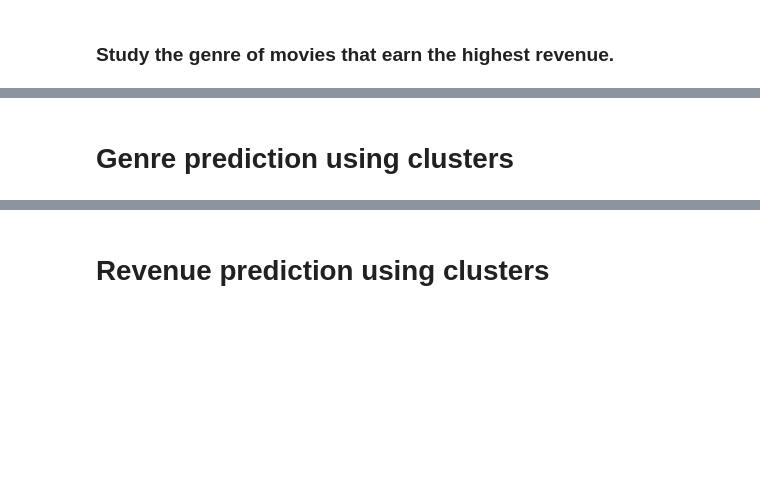
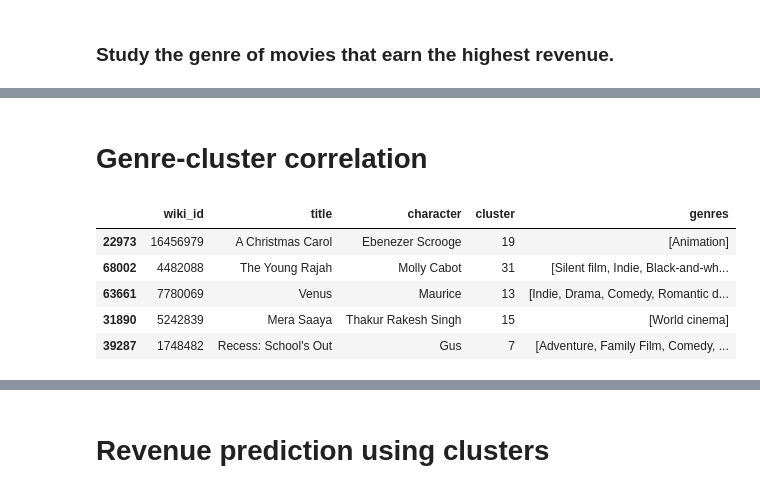
Before and after one commit to epfl-ada/ada-2023-project-perrysplatypuses, a Jupyter notebook: milestone_p2.ipynb, the cells around one changed output, grey strips where cells are left out. Cells and saved outputs as stored; diff of their text form; code cells hidden in the pictures; blank space fills up the shorter version.

```diff
--- a/milestone_p2.ipynb
+++ b/milestone_p2.ipynb
@@ -333,2 +484,14 @@ plt.xticks(rotation=45, ha='right')  # Rotate the actor names for better readabi
-# %% [markdown]
-# Genre prediction using clusters
+# %% [markdown]
+# Genre-cluster correlation
+# %%
+characters_and_movies_with_genres = characters.merge(movies, how='left', on='wiki_id')
+characters_and_movies_with_genres = characters_and_movies_with_genres[characters_and_movies_with_genres['genres'].notna()]
+characters_and_movies_with_genres = characters_and_movies_with_genres[['wiki_id', 'title', 'character', 'cluster', 'genres']]
+characters_and_movies_with_genres.sample(5)
+# %% [output]
+|  | wiki_id | title | character | cluster | genres |
+| 22973 | 16456979 | A Christmas Carol | Ebenezer Scrooge | 19 | [Animation] |
+| 68002 | 4482088 | The Young Rajah | Molly Cabot | 31 | [Silent film, Indie, Black-and-wh... |
+| 63661 | 7780069 | Venus | Maurice | 13 | [Indie, Drama, Comedy, Romantic d... |
+| 31890 | 5242839 | Mera Saaya | Thakur Rakesh Singh | 15 | [World cinema] |
+| 39287 | 1748482 | Recess: School's Out | Gus | 7 | [Adventure, Family Film, Comedy, ... |
```
Also changed, not shown: parts of 26 cells of this notebook.
